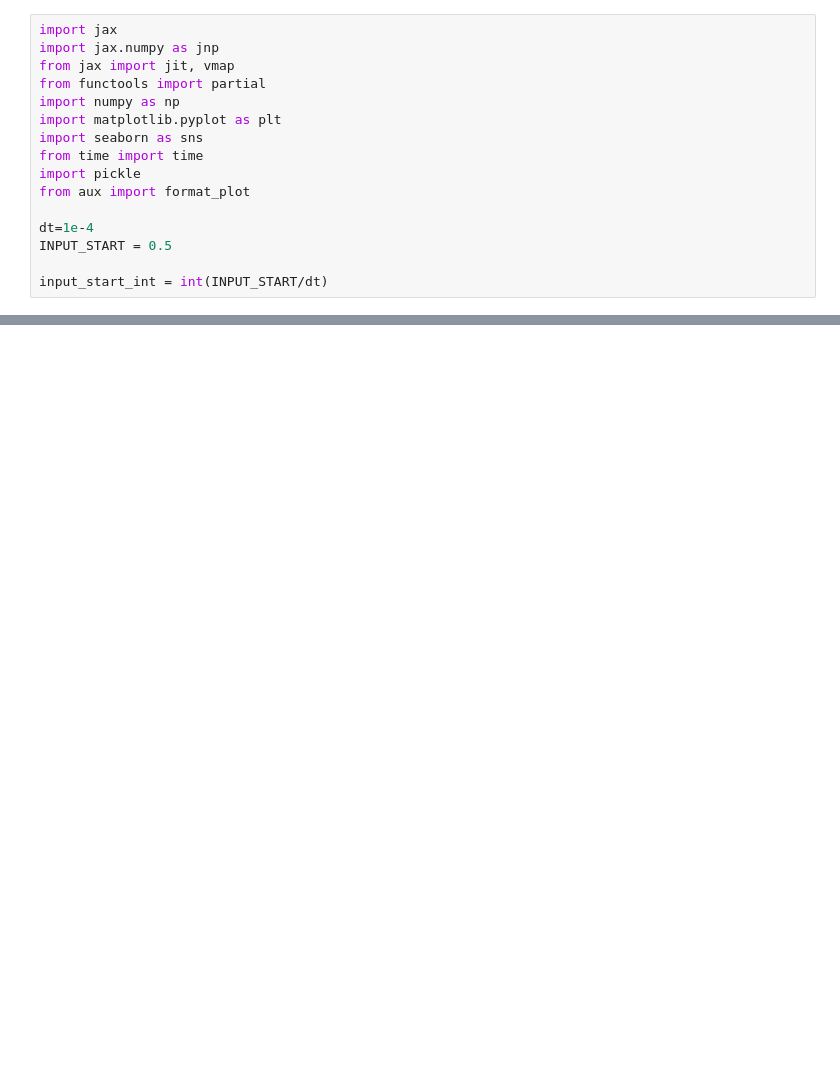
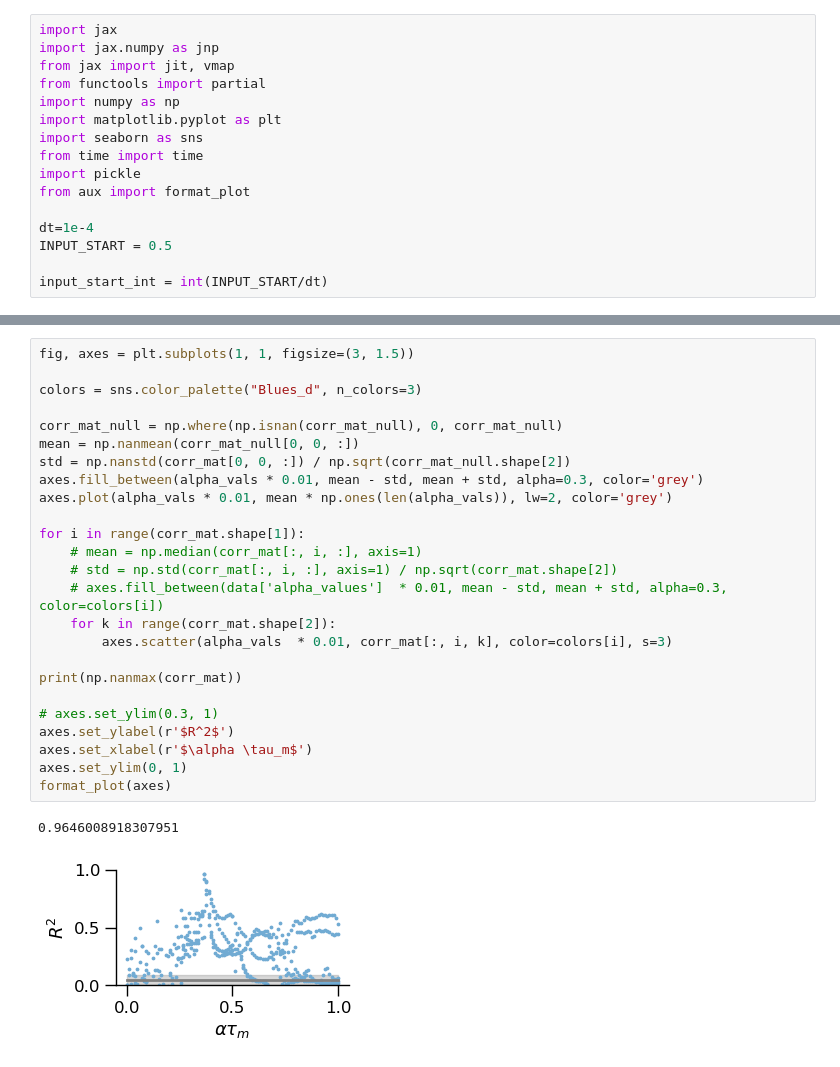
Before and after one commit to davidgbe/automated_plasticity_discovery, a Jupyter notebook: visualize_run_active_tuning.ipynb, the cells around one changed output, grey strips where cells are left out. Saved outputs shown, nothing was run; the diff lists cells and outputs as text; blank space fills up the shorter version.

```diff
--- a/visualize_run_active_tuning.ipynb
+++ b/visualize_run_active_tuning.ipynb
@@ -182,0 +265,28 @@ format_plot(axes)
+# %%
+fig, axes = plt.subplots(1, 1, figsize=(3, 1.5))
+
+colors = sns.color_palette("Blues_d", n_colors=3)
+
+corr_mat_null = np.where(np.isnan(corr_mat_null), 0, corr_mat_null)
+mean = np.nanmean(corr_mat_null[0, 0, :])
+std = np.nanstd(corr_mat[0, 0, :]) / np.sqrt(corr_mat_null.shape[2])
+axes.fill_between(alpha_vals * 0.01, mean - std, mean + std, alpha=0.3, color='grey')
+axes.plot(alpha_vals * 0.01, mean * np.ones(len(alpha_vals)), lw=2, color='grey')
+
+for i in range(corr_mat.shape[1]):
+    # mean = np.median(corr_mat[:, i, :], axis=1)
+    # std = np.std(corr_mat[:, i, :], axis=1) / np.sqrt(corr_mat.shape[2])
+    # axes.fill_between(data['alpha_values']  * 0.01, mean - std, mean + std, alpha=0.3, color=colors[i])
+    for k in range(corr_mat.shape[2]):
+        axes.scatter(alpha_vals  * 0.01, corr_mat[:, i, k], color=colors[i], s=3)
+
+print(np.nanmax(corr_mat))
+
+# axes.set_ylim(0.3, 1)
+axes.set_ylabel(r'$R^2$')
+axes.set_xlabel(r'$\alpha \tau_m$')
+axes.set_ylim(0, 1)
+format_plot(axes)
+# %% [output]
+0.9646008918307951
+[figure, added]
```
Also changed, not shown: parts of 8 cells of this notebook, 7 other files.
